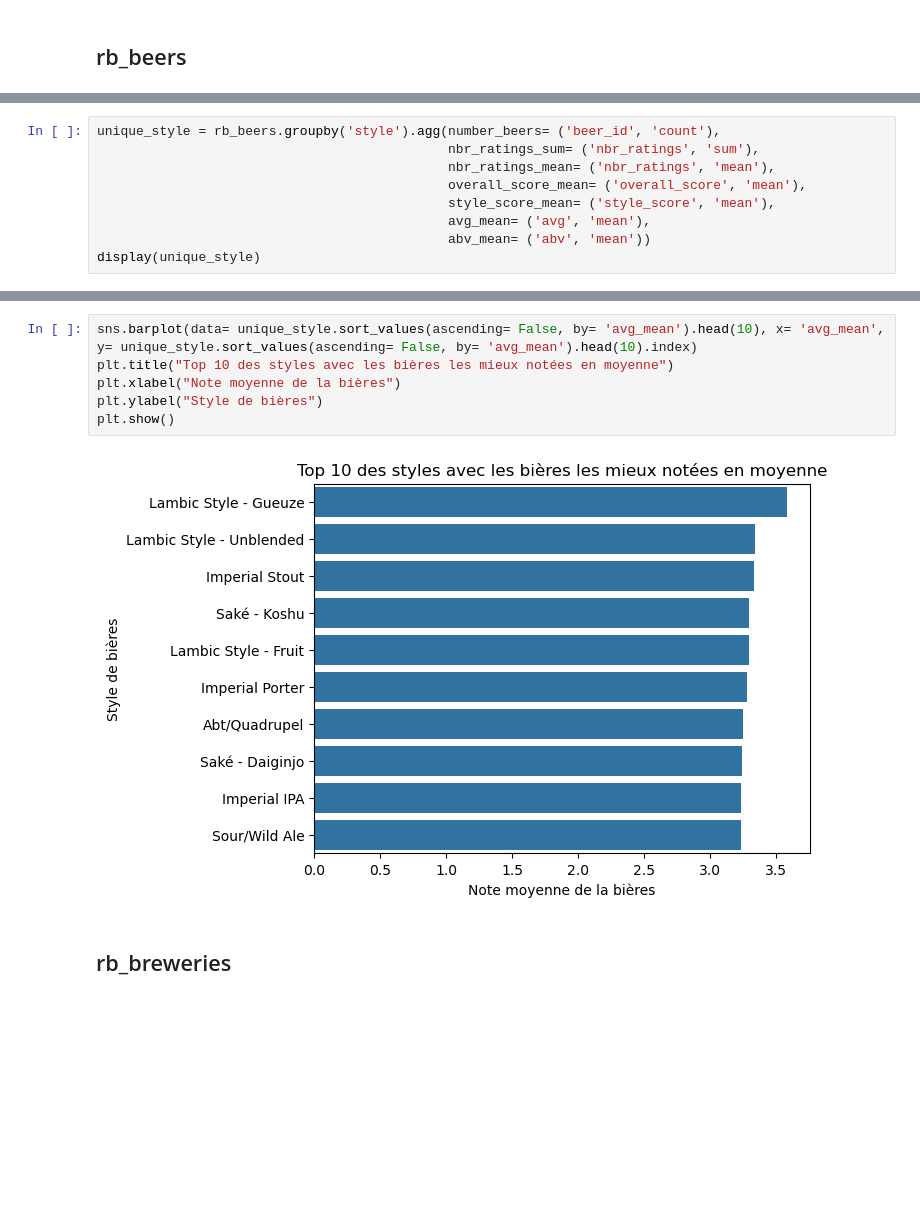
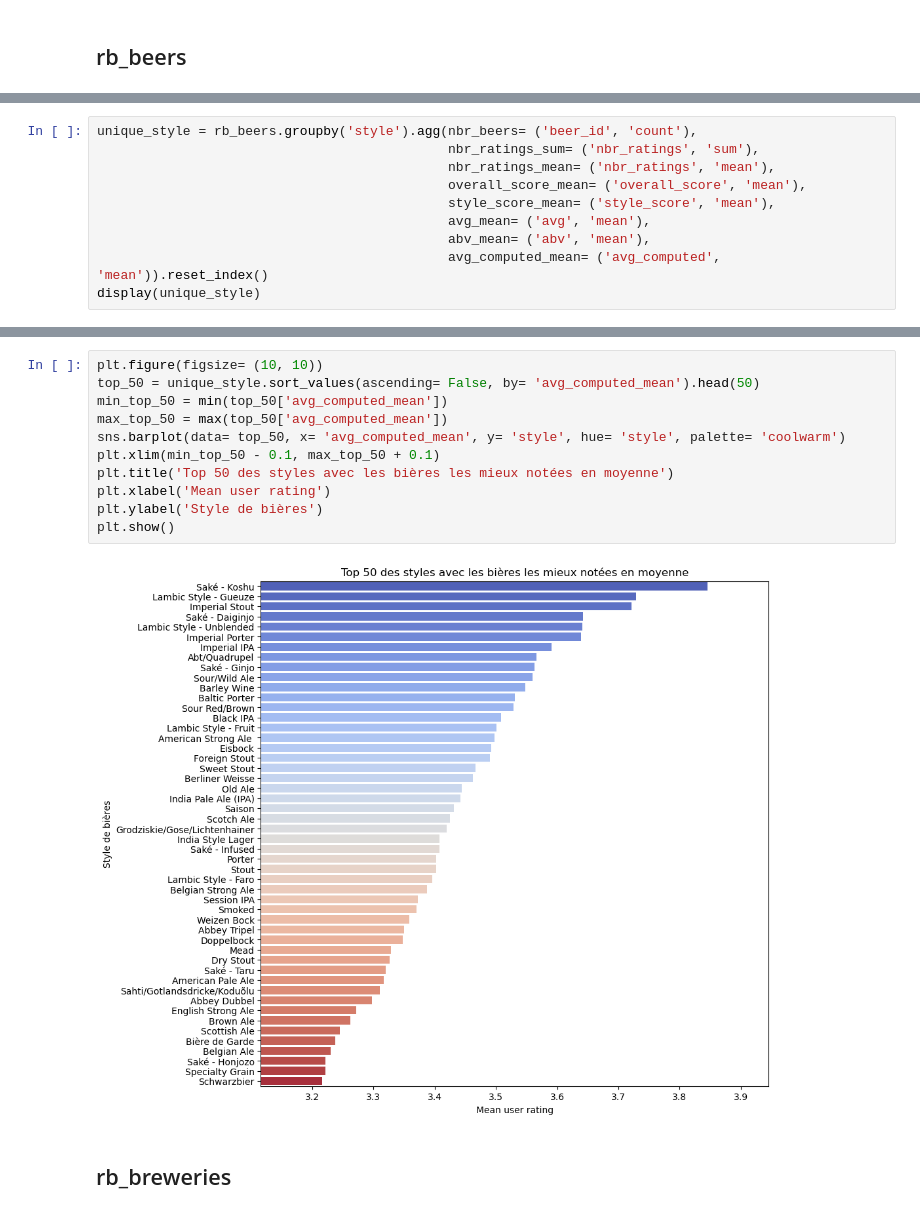
Before and after one commit to epfl-ada/ada-2024-project-bada55, a Jupyter notebook: notebook/data/data.ipynb, the cells around one changed output, grey strips where cells are left out. Drawn from its saved outputs; the diff is of its cells as text; blank space fills up the shorter version.

```diff
--- a/notebook/data/data.ipynb
+++ b/notebook/data/data.ipynb
@@ -540,0 +599,10 @@ text: From a bottle, pours a piss yellow color with a fizzy white head.  This is
+# %%
+unique_style = rb_beers.groupby('style').agg(nbr_beers= ('beer_id', 'count'),
+                                             nbr_ratings_sum= ('nbr_ratings', 'sum'),
+                                             nbr_ratings_mean= ('nbr_ratings', 'mean'),
+                                             overall_score_mean= ('overall_score', 'mean'),
+                                             style_score_mean= ('style_score', 'mean'),
+                                             avg_mean= ('avg', 'mean'),
+                                             abv_mean= ('abv', 'mean'),
+                                             avg_computed_mean= ('avg_computed', 'mean')).reset_index()
+display(unique_style)
@@ -574,9 +639,0 @@ display(unique_brewery)
-# %%
-unique_style = rb_beers.groupby('style').agg(number_beers= ('beer_id', 'count'),
-                                             nbr_ratings_sum= ('nbr_ratings', 'sum'),
-                                             nbr_ratings_mean= ('nbr_ratings', 'mean'),
-                                             overall_score_mean= ('overall_score', 'mean'),
-                                             style_score_mean= ('style_score', 'mean'),
-                                             avg_mean= ('avg', 'mean'),
-                                             abv_mean= ('abv', 'mean'))
-display(unique_style)
@@ -670,10 +734,15 @@ plt.show()
 # %%
-sns.barplot(data= unique_style.sort_values(ascending= False, by= 'avg_mean').head(10), x= 'avg_mean', y= unique_style.sort_values(ascending= False, by= 'avg_mean').head(10).index)
-plt.title("Top 10 des styles avec les bières les mieux notées en moyenne")
-plt.xlabel("Note moyenne de la bières")
-plt.ylabel("Style de bières")
+plt.figure(figsize= (10, 10))
+top_50 = unique_style.sort_values(ascending= False, by= 'avg_computed_mean').head(50)
+min_top_50 = min(top_50['avg_computed_mean'])
+max_top_50 = max(top_50['avg_computed_mean'])
+sns.barplot(data= top_50, x= 'avg_computed_mean', y= 'style', hue= 'style', palette= 'coolwarm')
+plt.xlim(min_top_50 - 0.1, max_top_50 + 0.1)
+plt.title('Top 50 des styles avec les bières les mieux notées en moyenne')
+plt.xlabel('Mean user rating')
+plt.ylabel('Style de bières')
 plt.show()
 # %% [output]
-[figure, old version]
+[figure, new version]
 # %% [markdown]
 ## rb_breweries
```
Also changed, not shown: parts of 29 cells of this notebook.
